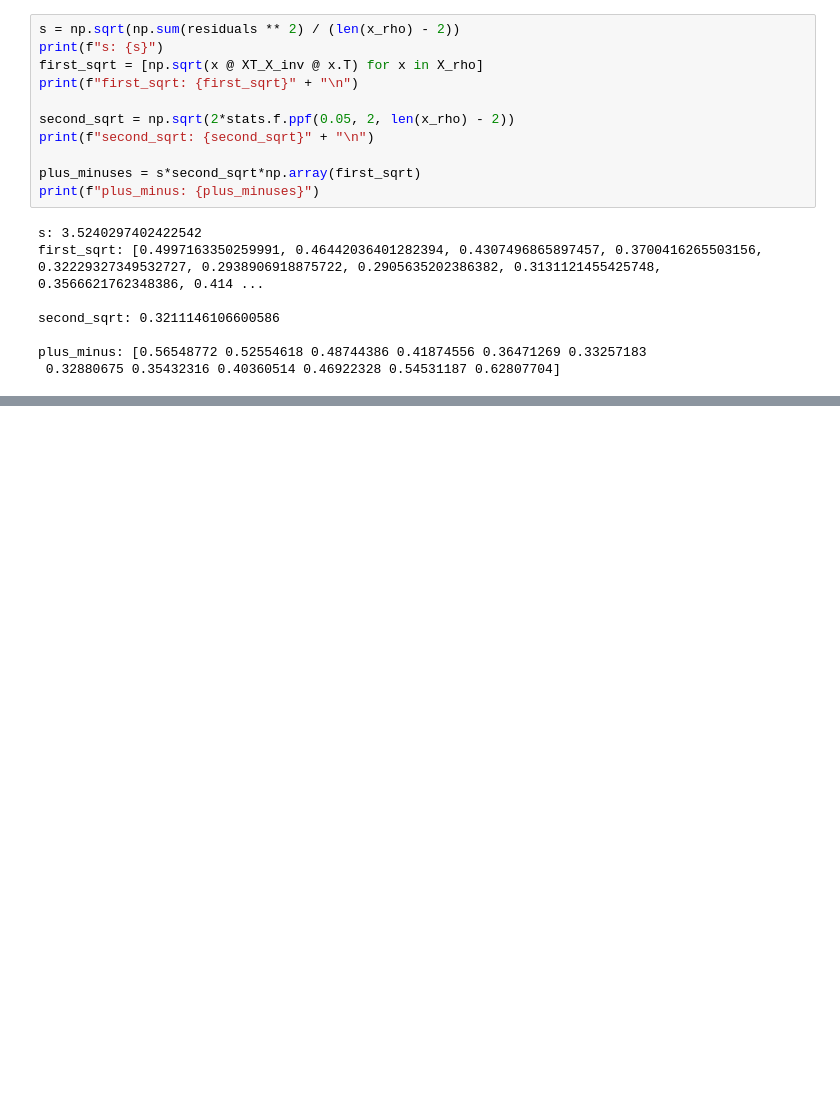
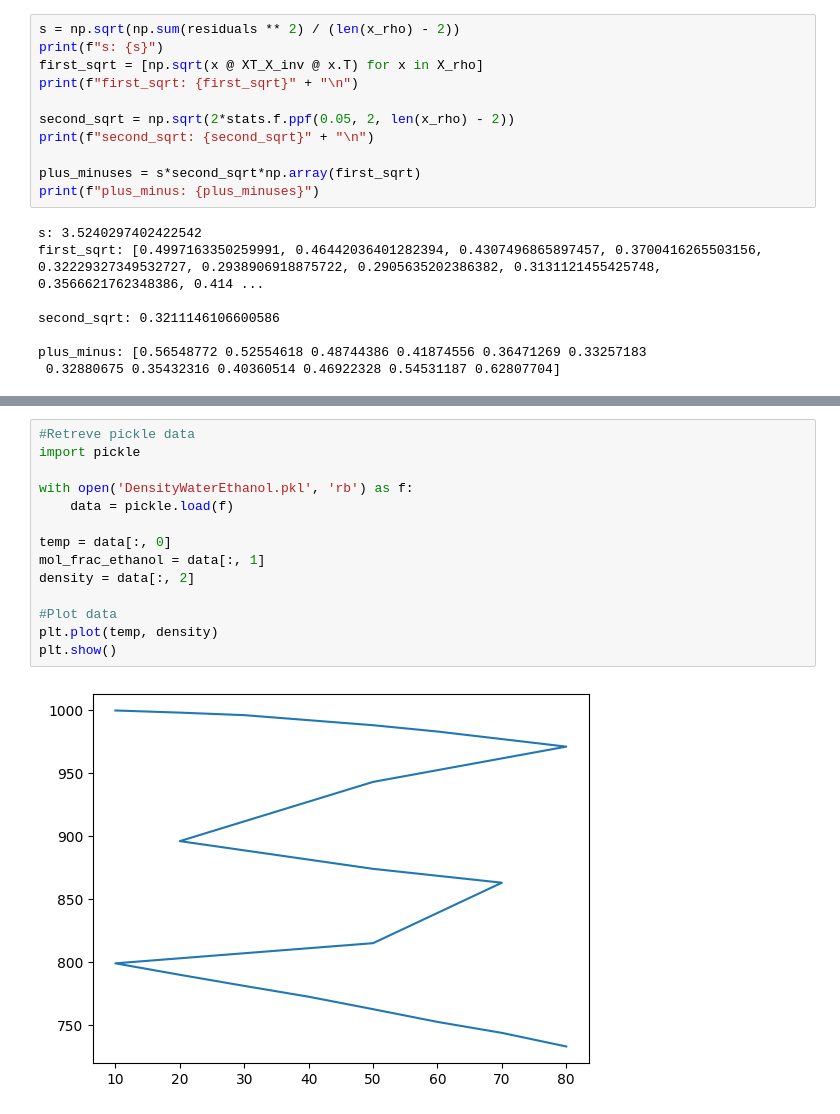
Before and after one commit to OlofssonFredrik/KETN40, a Jupyter notebook: DigitalEx1/EDA.ipynb, the cells around one changed output, grey strips where cells are left out. Cells and saved outputs as stored; diff of their text form; blank space fills up the shorter version.

```diff
--- a/DigitalEx1/EDA.ipynb
+++ b/DigitalEx1/EDA.ipynb
@@ -145,0 +228,16 @@ pred_y_interval: [[1004.50339900948, 1005.6343744470101], [1002.4412987373105, 1
+# %%
+#Retreve pickle data
+import pickle
+
+with open('DensityWaterEthanol.pkl', 'rb') as f:
+    data = pickle.load(f)
+
+temp = data[:, 0]
+mol_frac_ethanol = data[:, 1]
+density = data[:, 2]
+
+#Plot data
+plt.plot(temp, density)
+plt.show()
+# %% [output]
+[figure, added]
```
Also changed, not shown: parts of 9 cells of this notebook, 2 other files.
